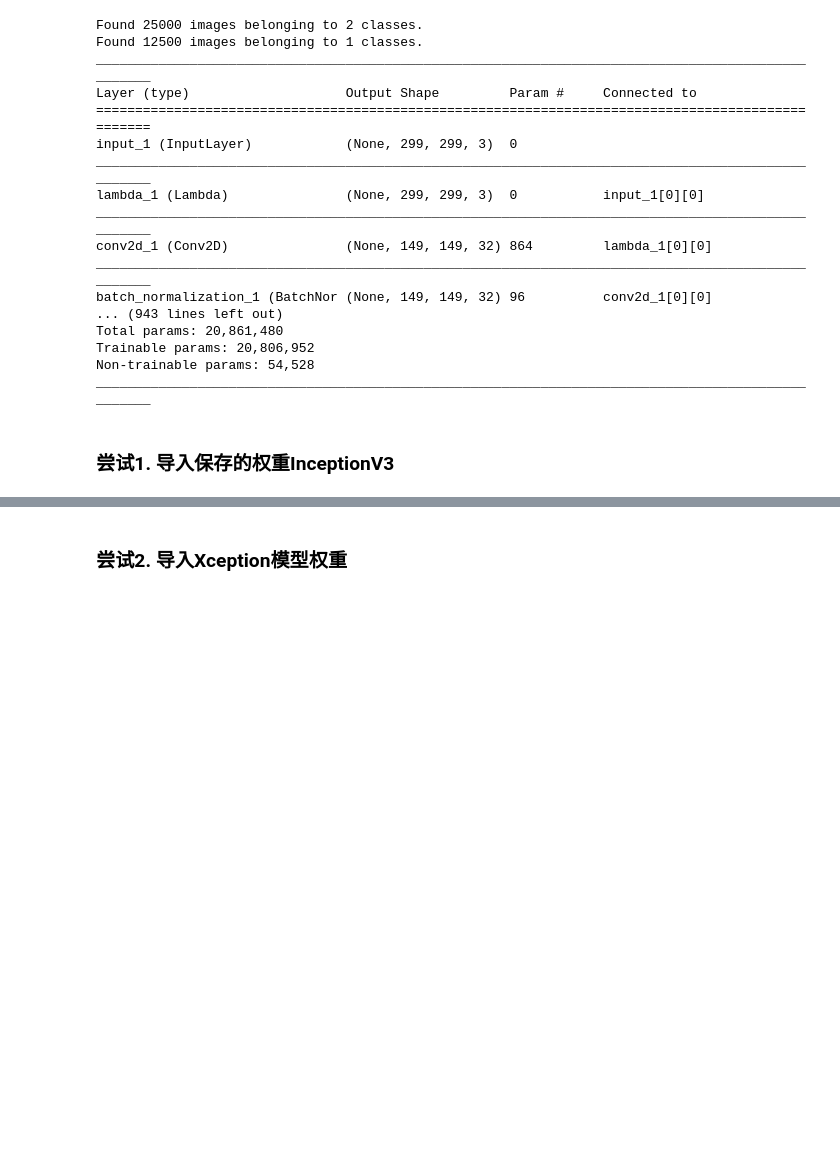
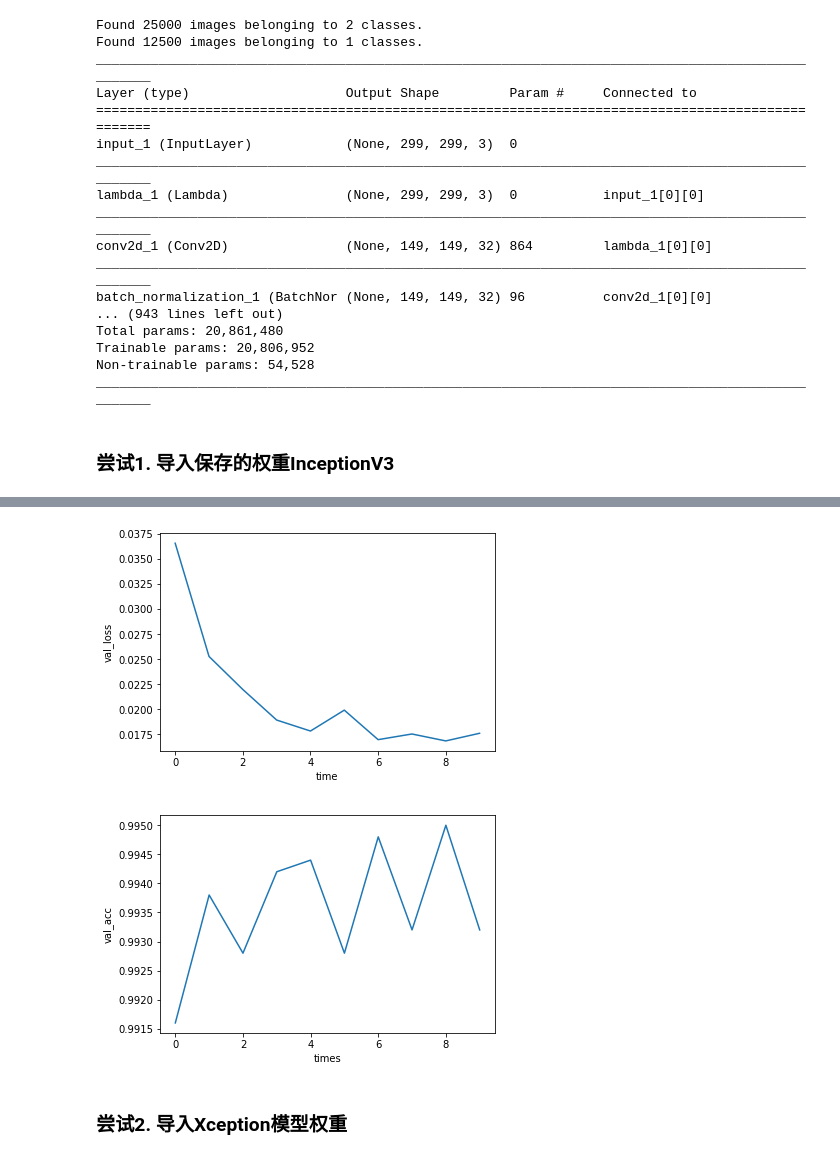
Before and after one commit to euii/capstone, a Jupyter notebook: dog_vs_cat/dog_vs_cat.ipynb, the cells around one changed output, grey strips where cells are left out. Cells and saved outputs as stored; diff of their text form; code cells hidden in the pictures; blank space fills up the shorter version.

```diff
--- a/dog_vs_cat/dog_vs_cat.ipynb
+++ b/dog_vs_cat/dog_vs_cat.ipynb
@@ -218,8 +218,8 @@ def plt_history(data) :
 # %% [markdown]
 ### 尝试1. 导入保存的权重InceptionV3
 # %%
-# file_name = H5PY_PATH + "InceptionV3.h5"
-# x_train, y_train = load_eigenvector([file_name])
-# inception_v3_model = full_connect_layer(x_train)
+file_name = H5PY_PATH + "InceptionV3.h5"
+x_train, y_train,x_test = load_eigenvector([file_name])
+inception_v3_model = full_connect_layer(x_train)
 
-# SVG(model_to_dot(inception_v3_model, show_shapes=True).create(prog='dot', format='svg'))
+SVG(model_to_dot(inception_v3_model, show_shapes=True).create(prog='dot', format='svg'))
@@ -226,4 +241,4 @@ def plt_history(data) :
 # %%
-# # 训练
-# chk_point_file = H5PY_PATH +'InceptionV3.best.h5'
-# history_train = model_fit(inception_v3_model,x_train,y_train,chk_point_file)
+# 训练
+chk_point_file = H5PY_PATH +'InceptionV3.best.h5'
+history_train = model_fit(inception_v3_model,x_train,y_train,chk_point_file)
@@ -232,3 +263,8 @@ def plt_history(data) :
+# %%
+plt_history(history_train)
+# %% [output]
+[figure, added]
+[figure, added]
 # %% [markdown]
 ### 尝试2. 导入Xception模型权重
 # %%
```
Also changed, not shown: parts of 13 cells of this notebook.
